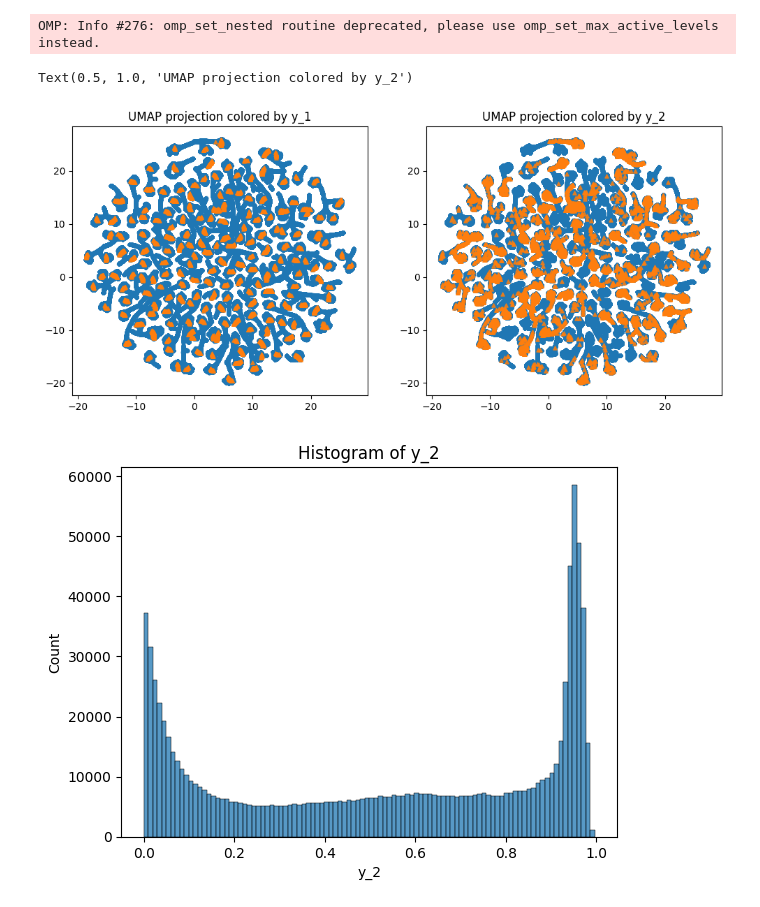
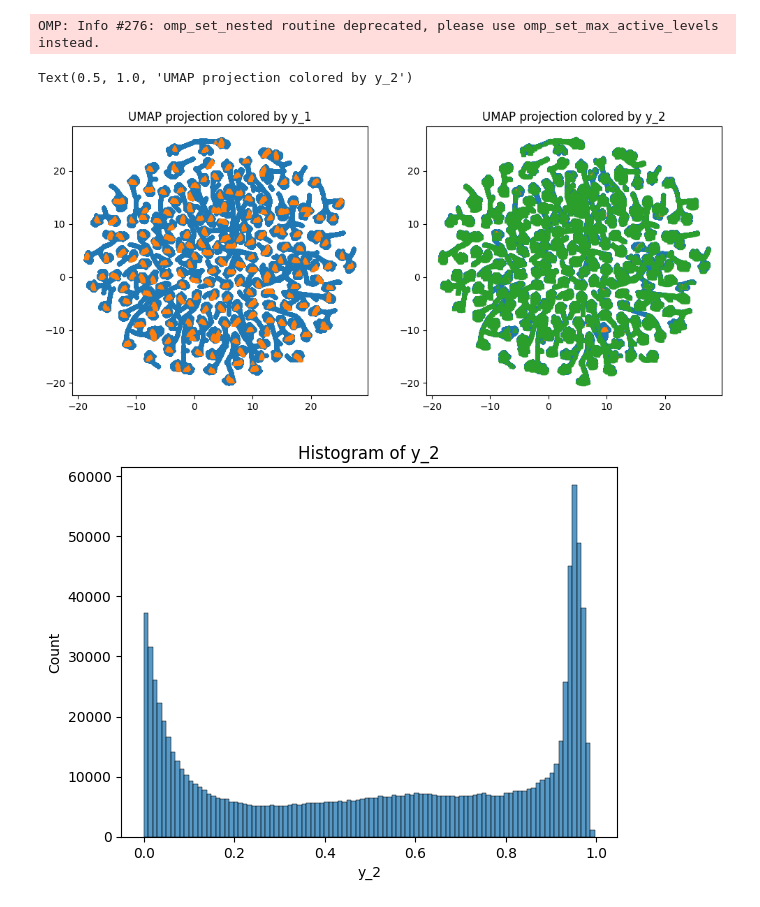
Before and after one commit to annkasch/resolve, a Jupyter notebook: examples/binary-black-hole/umap.ipynb, the cells around one changed output. Cells and saved outputs as stored; diff of their text form; code cells hidden in the pictures.

```diff
--- a/examples/binary-black-hole/umap.ipynb
+++ b/examples/binary-black-hole/umap.ipynb
@@ -46,24 +46,29 @@ mask0_1 = (y_1 == 0)
 mask1_1 = (y_1 == 1)
 mask0_2 = (y_2 < 0.98)
 mask1_2 = (y_2 >= 0.98)
+mask0_3 = (y_1 == 0)
+mask1_3 = (y_1 == 1)
+mask2_3 = (y_1 == 0) & (y_2 > 0.97)
 # %%
 fig, axes = plt.subplots(1, 2, figsize=(12, 5))
 # Example visualization for y_1
 axes[0].scatter(X_umap[mask0_1, 0], X_umap[mask0_1, 1],
             s=10, alpha=0.5, marker='o', label='Class 0', zorder=1)
 axes[0].scatter(X_umap[mask1_1, 0], X_umap[mask1_1, 1],
             s=14, alpha=0.8, marker='^', label='Class 1', zorder=2)
 axes[0].set_title("UMAP projection colored by y_1")
 
 # Example visualization for y_1
-axes[1].scatter(X_umap[mask0_2, 0], X_umap[mask0_2, 1],
+axes[1].scatter(X_umap[mask0_3, 0], X_umap[mask0_3, 1],
             s=10, alpha=0.5, marker='o', label='Class 0', zorder=1)
-axes[1].scatter(X_umap[mask1_2, 0], X_umap[mask1_2, 1],
+axes[1].scatter(X_umap[mask1_3, 0], X_umap[mask1_3, 1],
             s=14, alpha=0.8, marker='^', label='Class 1', zorder=2)
+axes[1].scatter(X_umap[mask2_3, 0], X_umap[mask2_3, 1],
+            s=18, alpha=0.8, marker='^', label='Class 1', zorder=3)
 axes[1].set_title("UMAP projection colored by y_2")
 # %% [output]
 Text(0.5, 1.0, 'UMAP projection colored by y_2')
-[figure, old version]
+[figure, new version]
 # %%
 import seaborn as sns
 
```
